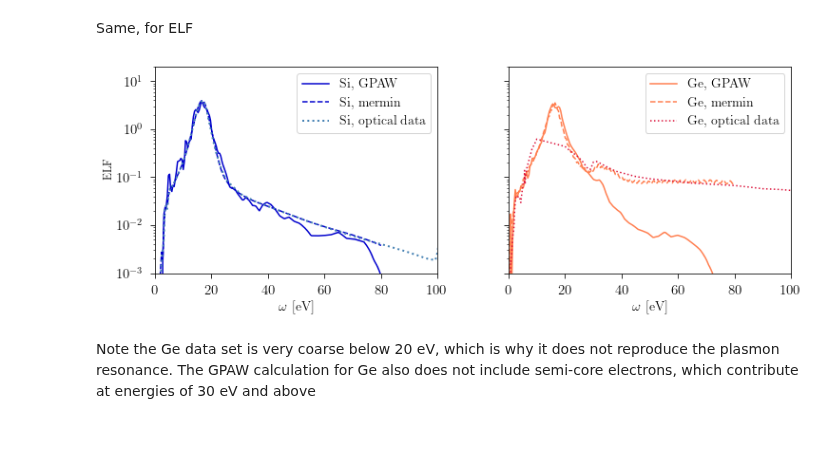
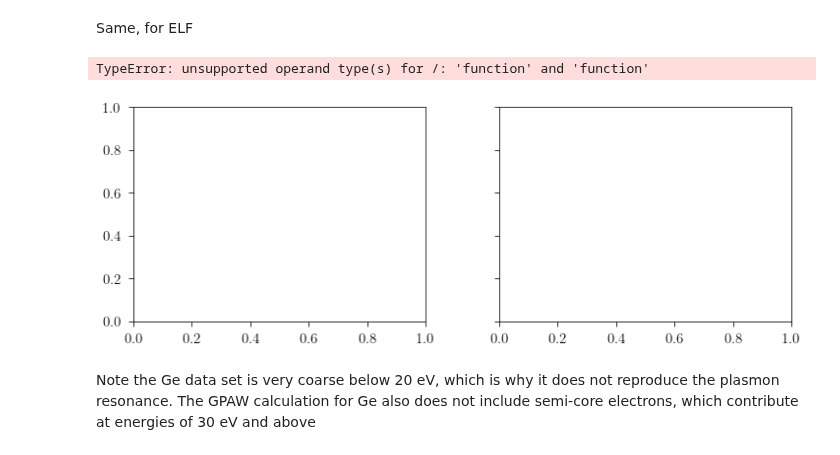
Before and after one commit to QU35T5/DarkELF, a Jupyter notebook: examples/gamma_bar_martas_version.ipynb, the cells around one changed output. Drawn from its saved outputs; the diff is of its cells as text; code cells hidden in the pictures.

```diff
--- a/examples/gamma_bar_martas_version.ipynb
+++ b/examples/gamma_bar_martas_version.ipynb
@@ -252,50 +192,33 @@ Same, for ELF
 # %%
 fig, axs = plt.subplots(1,2,figsize=(12, 4),sharey=True)
 fig.subplots_adjust(wspace=0.25)
 
 omvec = np.linspace(0,80,200)
-
+y1=[quota(omi,omi)for omi in omvec]
+axs[0].plot(omvec,y1)
 ### ELF, Si
 y1 = [Si.elf(omi,omi) for omi in omvec]
-y2 = [Si_mermin.elf(omi,omi) for omi in omvec]
-axs[0].plot(omvec,y1,color='MediumBlue',label='Si, GPAW')
-axs[0].plot(omvec,y2,color='MediumBlue',linestyle='--',label='Si, mermin')
+
 
 dat = np.loadtxt('data/Si-handbook-nk.txt').T
 dat_eps1 = dat[1]**2 - dat[2]**2
 dat_eps2 = dat[1]*dat[2]*2.0
-axs[0].plot(dat[0],dat_eps2/(dat_eps2**2 + dat_eps1**2),color='SteelBlue',
+plt.plot(dat[0],dat_eps2/(dat_eps2**2 + dat_eps1**2),color='SteelBlue',
          linestyle=':', label=r'Si, optical data',linewidth=2.0)
 
-axs[0].set_yscale('log')
-axs[0].set_ylim([1e-3,20])
+plt.set_yscale('log')
+plt.set_ylim([1e-3,20])
 axs[0].set_xlim([0,100])
 axs[0].legend(loc='upper right')
 axs[0].set_xlabel(r'$\omega$ [eV]')
 axs[0].set_ylabel(r'ELF',fontsize=12)
 
-### Epsilon1, Ge
 
-y1 = [Ge.elf(omi,omi) for omi in omvec]
-y2 = [Ge_mermin.elf(omi,omi) for omi in omvec]
-axs[1].plot(omvec,y1,color='Coral',label='Ge, GPAW')
-axs[1].plot(omvec,y2,color='Coral',linestyle='--',label='Ge, mermin')
-
-dat = np.loadtxt('data/Ge-handbook-nk.txt').T
-dat_eps1 = dat[2]**2 - dat[3]**2
-dat_eps2 = dat[2]*dat[3]*2.0
-axs[1].plot(dat[0],dat_eps2/(dat_eps2**2 + dat_eps1**2),color='Crimson',
-         linestyle=':', label=r'Ge, optical data')
-
-axs[1].set_yscale('log')
-axs[1].set_ylim([1e-3,20])
-axs[1].set_xlim([0,100])
-axs[1].legend(loc='upper right')
-axs[1].set_xlabel(r'$\omega$ [eV]')
 
 fig.savefig(plotdir+"darkelf_epsilon_2.pdf",bbox_inches='tight')
 # %% [output]
+TypeError: unsupported operand type(s) for /: 'function' and 'function'
-[figure, old version]
+[figure, new version]
 # %% [markdown]
 Note the Ge data set is very coarse below 20 eV, which is why it does not reproduce the plasmon resonance. The GPAW calculation for Ge also does not include semi-core electrons, which contribute at energies of 30 eV and above
 # %% [markdown]
```
Also changed, not shown: parts of 4 cells of this notebook, 6 other files.
